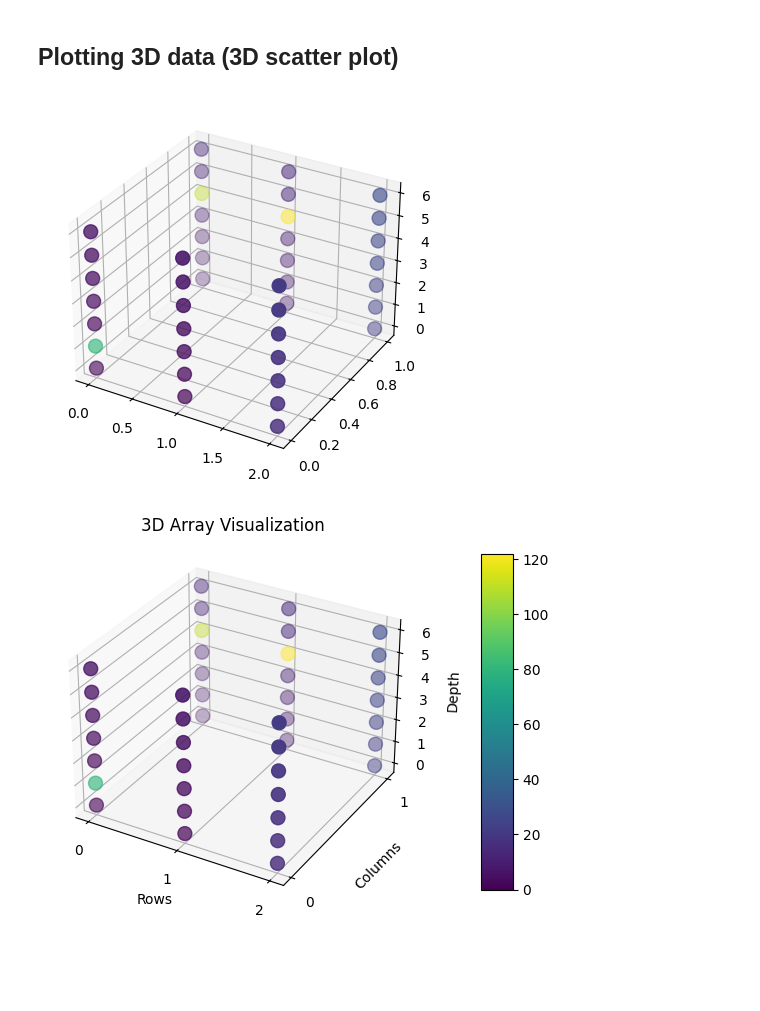
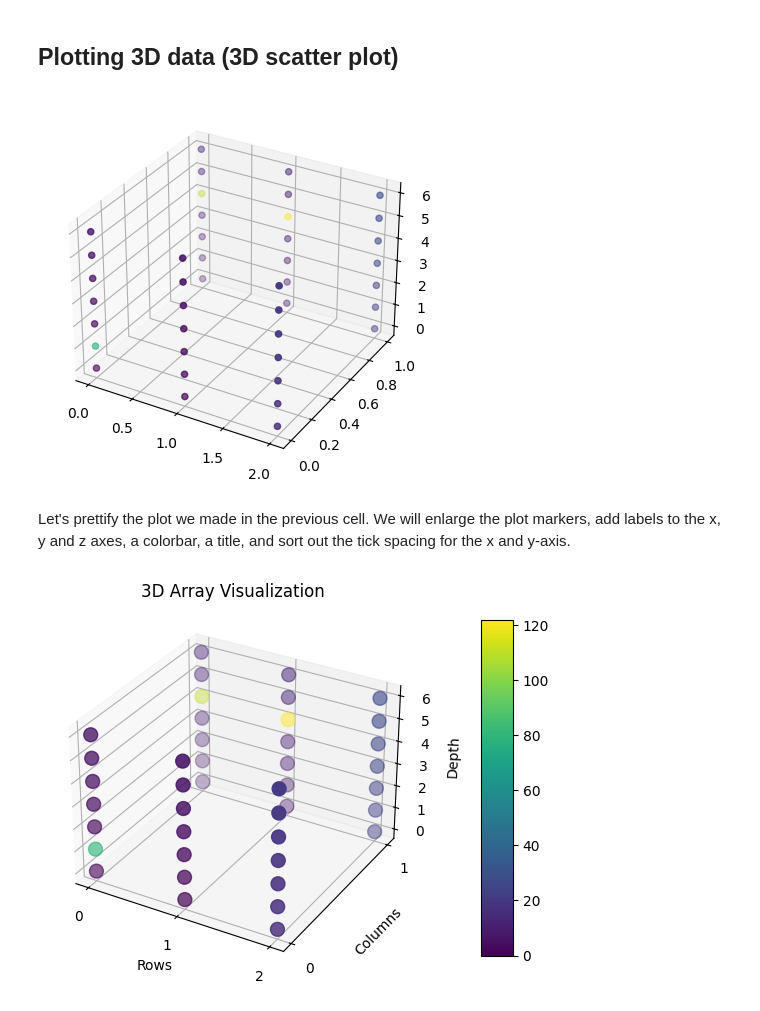
Before and after one commit to letsdodigital/coding-hands-on, a Jupyter notebook: programming_in_healthcare/module_3/lesson_3/lesson_3_answers.ipynb, the cells around one changed output. Saved outputs shown, nothing was run; the diff lists cells and outputs as text; code cells hidden in the pictures; blank space fills up the shorter version.

Commit message:
Enhance lesson 2 and lesson 3 notebooks with additional explanations and markdown cells for clarity

```diff
--- a/programming_in_healthcare/module_3/lesson_3/lesson_3_answers.ipynb
+++ b/programming_in_healthcare/module_3/lesson_3/lesson_3_answers.ipynb
@@ -115,23 +119,25 @@ plot.show()
 # %%
 # Create a figure
 fig = plot.figure()
 
 # Create a 3D axis
 ax = fig.add_subplot(111, projection='3d')
 
 # Get the indices and values for each element in the 3D array
 x, y, z = np.indices(array_3D.shape)
 
 # Flatten the 3D array to a 1D array
 values = array_3D.flatten()
 
 # Plot the points in 3D space
-sc = ax.scatter(x.flatten(), y.flatten(), z.flatten(), c=values, cmap='viridis', s=100)
+sc = ax.scatter(x.flatten(), y.flatten(), z.flatten(), c=values)
 
 # Show the plot
 plot.show()
 # %% [output]
-[figure, old version]
+[figure, new version]
+# %% [markdown]
+Let's prettify the plot we made in the previous cell. We will enlarge the plot markers, add labels to the x, y and z axes, a colorbar, a title, and sort out the tick spacing for the x and y-axis.
 # %%
 # Create a figure
 fig = plot.figure()
```
Also changed, not shown: parts of 4 cells of this notebook, 3 other files.
